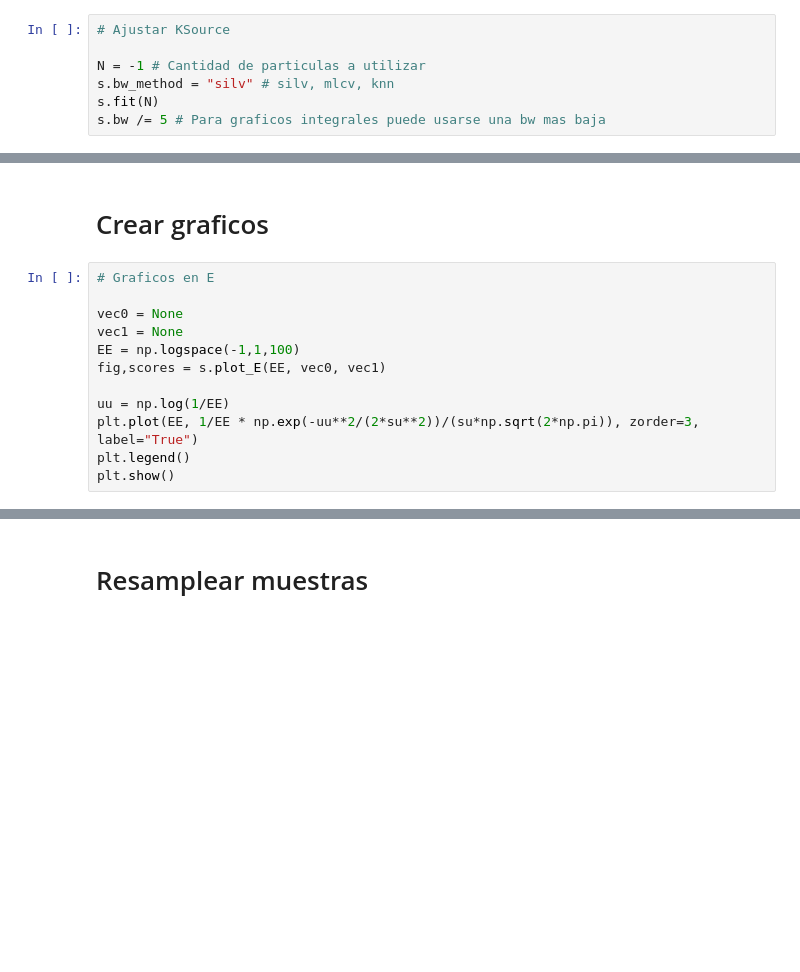
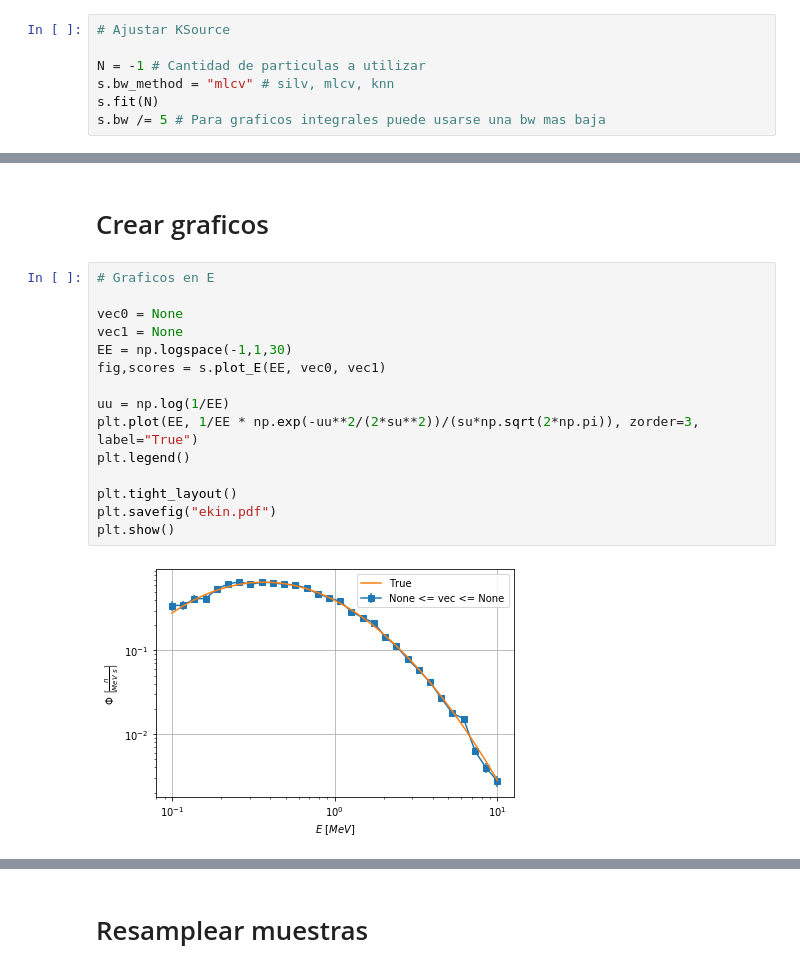
Before and after one commit to KDSource/KDSource, a Jupyter notebook: examples/example.ipynb, the cells around one changed output, grey strips where cells are left out. Drawn from its saved outputs; the diff is of its cells as text; blank space fills up the shorter version.

```diff
--- a/examples/example.ipynb
+++ b/examples/example.ipynb
@@ -38,6 +45,6 @@ s = ks.KSource(plist, geom, bw="silv", J=J)
 # Ajustar KSource
 
 N = -1 # Cantidad de particulas a utilizar
-s.bw_method = "silv" # silv, mlcv, knn
+s.bw_method = "mlcv" # silv, mlcv, knn
 s.fit(N)
 s.bw /= 5 # Para graficos integrales puede usarse una bw mas baja
@@ -74,15 +104,20 @@ plt.show()
 # %%
 # Graficos en E
 
 vec0 = None
 vec1 = None
-EE = np.logspace(-1,1,100)
+EE = np.logspace(-1,1,30)
 fig,scores = s.plot_E(EE, vec0, vec1)
 
 uu = np.log(1/EE)
 plt.plot(EE, 1/EE * np.exp(-uu**2/(2*su**2))/(su*np.sqrt(2*np.pi)), zorder=3, label="True")
 plt.legend()
+
+plt.tight_layout()
+plt.savefig("ekin.pdf")
 plt.show()
+# %% [output]
+[figure, added]
 # %%
 # Graficos en x
 
```
Also changed, not shown: parts of 5 cells of this notebook, 11 other files.
